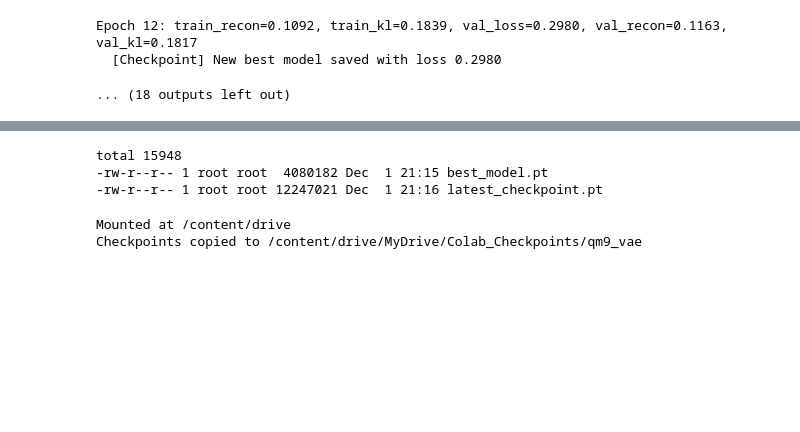
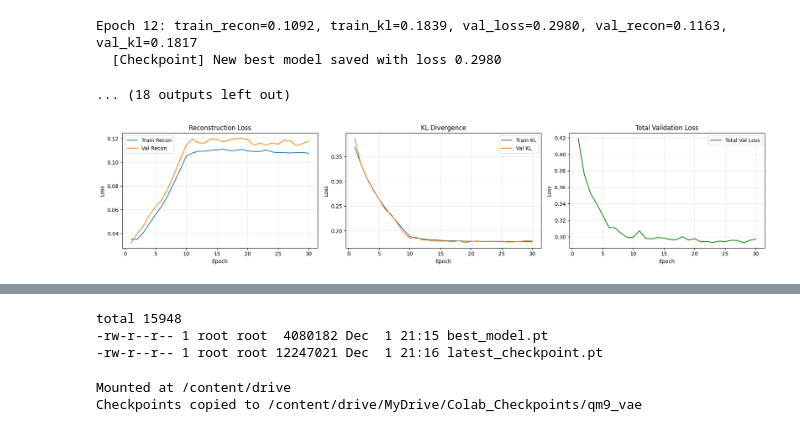
Before and after one commit to christopherlh2005/molecule-generation, a Jupyter notebook: DL_Final_Project.ipynb, the cells around one changed output, grey strips where cells are left out. Drawn from its saved outputs; the diff is of its cells as text; code cells hidden in the pictures; blank space fills up the shorter version.

```diff
--- a/DL_Final_Project.ipynb
+++ b/DL_Final_Project.ipynb
@@ -370,3 +368,94 @@ Epoch 11: train_recon=0.1078, train_kl=0.1853, val_loss=0.3073, val_recon=0.1195
 Epoch 12: train_recon=0.1092, train_kl=0.1839, val_loss=0.2980, val_recon=0.1163, val_kl=0.1817
   [Checkpoint] New best model saved with loss 0.2980
 ... (18 outputs left out)
+# %%
+import matplotlib.pyplot as plt
+import re
+
+# The logs provided in the prompt
+raw_logs = """
+Epoch 1: train_recon=0.0353, train_kl=0.3693, val_loss=0.4191, val_recon=0.0322, val_kl=0.3868
+Epoch 2: train_recon=0.0352, train_kl=0.3358, val_loss=0.3753, val_recon=0.0401, val_kl=0.3352
+Epoch 3: train_recon=0.0408, train_kl=0.3060, val_loss=0.3530, val_recon=0.0464, val_kl=0.3066
+Epoch 4: train_recon=0.0487, train_kl=0.2832, val_loss=0.3400, val_recon=0.0556, val_kl=0.2844
+Epoch 5: train_recon=0.0560, train_kl=0.2638, val_loss=0.3263, val_recon=0.0627, val_kl=0.2636
+Epoch 6: train_recon=0.0631, train_kl=0.2463, val_loss=0.3115, val_recon=0.0684, val_kl=0.2431
+Epoch 7: train_recon=0.0723, train_kl=0.2310, val_loss=0.3108, val_recon=0.0779, val_kl=0.2329
+Epoch 8: train_recon=0.0828, train_kl=0.2169, val_loss=0.3043, val_recon=0.0895, val_kl=0.2148
+Epoch 9: train_recon=0.0938, train_kl=0.2023, val_loss=0.2990, val_recon=0.1025, val_kl=0.1964
+Epoch 10: train_recon=0.1051, train_kl=0.1886, val_loss=0.2994, val_recon=0.1144, val_kl=0.1850
+Epoch 11: train_recon=0.1078, train_kl=0.1853, val_loss=0.3073, val_recon=0.1195, val_kl=0.1877
+Epoch 12: train_recon=0.1092, train_kl=0.1839, val_loss=0.2980, val_recon=0.1163, val_kl=0.1817
+Epoch 13: train_recon=0.1092, train_kl=0.1824, val_loss=0.2974, val_recon=0.1162, val_kl=0.1812
+Epoch 14: train_recon=0.1100, train_kl=0.1818, val_loss=0.2990, val_recon=0.1196, val_kl=0.1794
+Epoch 15: train_recon=0.1104, train_kl=0.1807, val_loss=0.2985, val_recon=0.1191, val_kl=0.1793
+Epoch 16: train_recon=0.1109, train_kl=0.1803, val_loss=0.2967, val_recon=0.1171, val_kl=0.1796
+Epoch 17: train_recon=0.1098, train_kl=0.1800, val_loss=0.2963, val_recon=0.1186, val_kl=0.1778
+Epoch 18: train_recon=0.1098, train_kl=0.1797, val_loss=0.3002, val_recon=0.1199, val_kl=0.1802
+Epoch 19: train_recon=0.1108, train_kl=0.1791, val_loss=0.2961, val_recon=0.1200, val_kl=0.1761
+Epoch 20: train_recon=0.1095, train_kl=0.1790, val_loss=0.2976, val_recon=0.1191, val_kl=0.1785
+Epoch 21: train_recon=0.1091, train_kl=0.1790, val_loss=0.2941, val_recon=0.1144, val_kl=0.1797
+Epoch 22: train_recon=0.1088, train_kl=0.1786, val_loss=0.2943, val_recon=0.1160, val_kl=0.1784
+Epoch 23: train_recon=0.1104, train_kl=0.1788, val_loss=0.2930, val_recon=0.1144, val_kl=0.1786
+Epoch 24: train_recon=0.1086, train_kl=0.1786, val_loss=0.2947, val_recon=0.1162, val_kl=0.1785
+Epoch 25: train_recon=0.1081, train_kl=0.1784, val_loss=0.2942, val_recon=0.1151, val_kl=0.1791
+Epoch 26: train_recon=0.1080, train_kl=0.1787, val_loss=0.2957, val_recon=0.1185, val_kl=0.1772
+Epoch 27: train_recon=0.1078, train_kl=0.1786, val_loss=0.2956, val_recon=0.1177, val_kl=0.1779
+Epoch 28: train_recon=0.1080, train_kl=0.1782, val_loss=0.2928, val_recon=0.1140, val_kl=0.1788
+Epoch 29: train_recon=0.1081, train_kl=0.1782, val_loss=0.2956, val_recon=0.1157, val_kl=0.1800
+Epoch 30: train_recon=0.1076, train_kl=0.1781, val_loss=0.2972, val_recon=0.1177, val_kl=0.1795
+"""
+
+# Initialize storage
+history = {
+    'epoch': [],
+    'train_recon': [], 'train_kl': [],
+    'val_loss': [], 'val_recon': [], 'val_kl': []
+}
+
+# Regex to parse the log lines
+pattern = re.compile(r"Epoch (\d+): train_recon=([\d\.]+), train_kl=([\d\.]+), val_loss=([\d\.]+), val_recon=([\d\.]+), val_kl=([\d\.]+)")
+
+for line in raw_logs.strip().split('\n'):
+    match = pattern.search(line)
+    if match:
+        history['epoch'].append(int(match.group(1)))
+        history['train_recon'].append(float(match.group(2)))
+        history['train_kl'].append(float(match.group(3)))
+        history['val_loss'].append(float(match.group(4)))
+        history['val_recon'].append(float(match.group(5)))
+        history['val_kl'].append(float(match.group(6)))
+
+# Plotting
+fig, axes = plt.subplots(1, 3, figsize=(18, 4))
+
+# 1. Reconstruction Loss
+axes[0].plot(history['epoch'], history['train_recon'], label='Train Recon')
+axes[0].plot(history['epoch'], history['val_recon'], label='Val Recon')
+axes[0].set_title('Reconstruction Loss')
+axes[0].set_xlabel('Epoch')
+axes[0].set_ylabel('Loss')
+axes[0].legend()
+axes[0].grid(True, alpha=0.3)
+
+# 2. KL Divergence
+axes[1].plot(history['epoch'], history['train_kl'], label='Train KL')
+axes[1].plot(history['epoch'], history['val_kl'], label='Val KL')
+axes[1].set_title('KL Divergence')
+axes[1].set_xlabel('Epoch')
+axes[1].set_ylabel('Loss')
+axes[1].legend()
+axes[1].grid(True, alpha=0.3)
+
+# 3. Total Validation Loss
+axes[2].plot(history['epoch'], history['val_loss'], label='Total Val Loss', color='green')
+axes[2].set_title('Total Validation Loss')
+axes[2].set_xlabel('Epoch')
+axes[2].set_ylabel('Loss')
+axes[2].legend()
+axes[2].grid(True, alpha=0.3)
+
+plt.tight_layout()
+plt.show()
+# %% [output]
+[figure, added]
```
Also changed, not shown: parts of 11 cells of this notebook.
